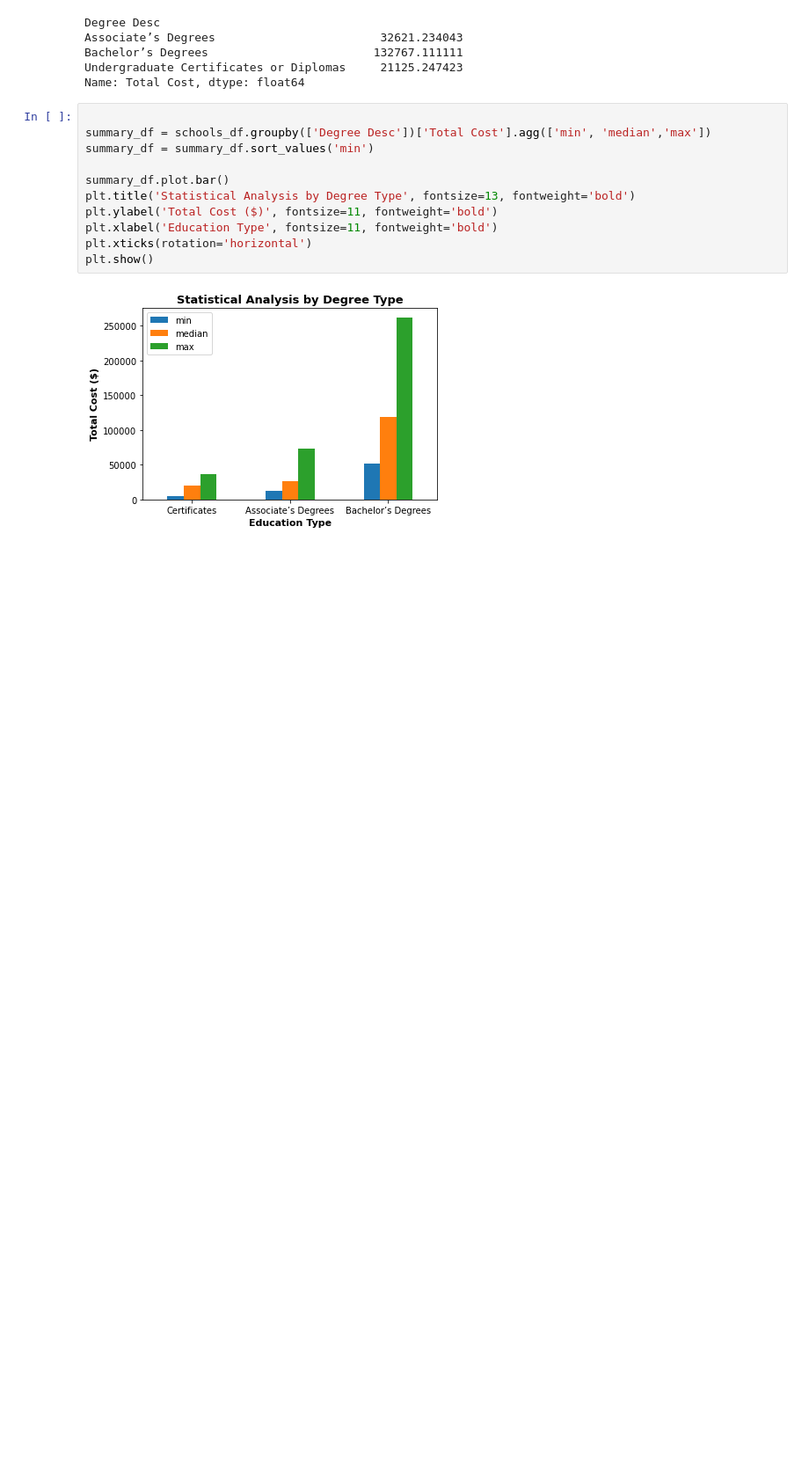
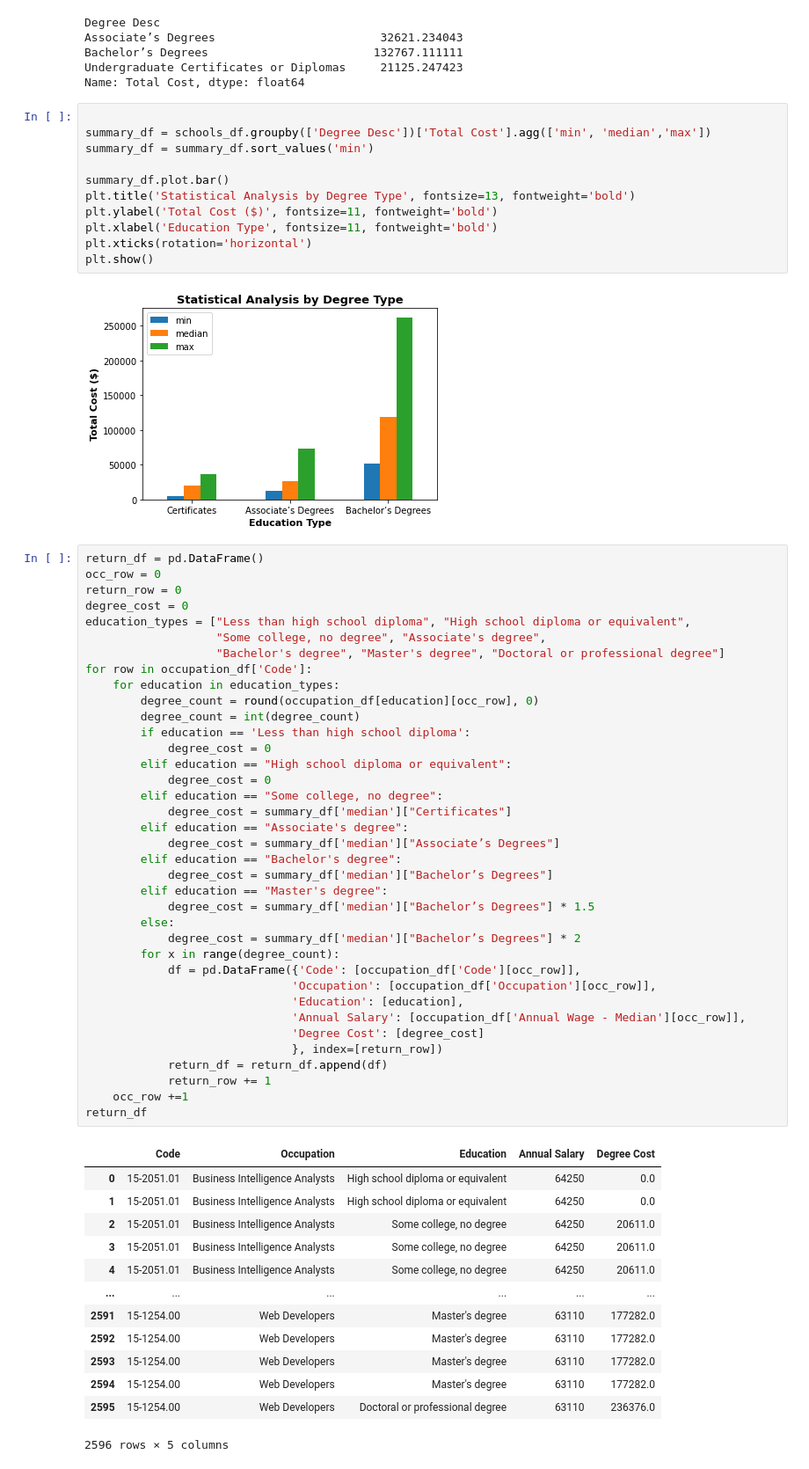
Before and after one commit to Project-1-2021/ValueOfCollege, a Jupyter notebook: Data_Analysis.ipynb, the cells around one changed output. Shown at 88% size. Drawn from its saved outputs; the diff is of its cells as text; blank space fills up the shorter version.

Commit message:
start of avg return

```diff
--- a/Data_Analysis.ipynb
+++ b/Data_Analysis.ipynb
@@ -160,3 +160,54 @@ plt.xticks(rotation='horizontal')
 plt.show()
 # %% [output]
 [figure]
+# %%
+return_df = pd.DataFrame()
+occ_row = 0
+return_row = 0
+degree_cost = 0
+education_types = ["Less than high school diploma", "High school diploma or equivalent",
+                   "Some college, no degree", "Associate's degree",
+                   "Bachelor's degree", "Master's degree", "Doctoral or professional degree"]
+for row in occupation_df['Code']:
+    for education in education_types:
+        degree_count = round(occupation_df[education][occ_row], 0)
+        degree_count = int(degree_count)
+        if education == 'Less than high school diploma':
+            degree_cost = 0
+        elif education == "High school diploma or equivalent":
+            degree_cost = 0
+        elif education == "Some college, no degree":
+            degree_cost = summary_df['median']["Certificates"]
+        elif education == "Associate's degree":
+            degree_cost = summary_df['median']["Associate’s Degrees"]
+        elif education == "Bachelor's degree":
+            degree_cost = summary_df['median']["Bachelor’s Degrees"]
+        elif education == "Master's degree":
+            degree_cost = summary_df['median']["Bachelor’s Degrees"] * 1.5
+        else:
+            degree_cost = summary_df['median']["Bachelor’s Degrees"] * 2
+        for x in range(degree_count):
+            df = pd.DataFrame({'Code': [occupation_df['Code'][occ_row]],
+                              'Occupation': [occupation_df['Occupation'][occ_row]],
+                              'Education': [education],
+                              'Annual Salary': [occupation_df['Annual Wage - Median'][occ_row]],
+                              'Degree Cost': [degree_cost]
+                              }, index=[return_row])
+            return_df = return_df.append(df)
+            return_row += 1
+    occ_row +=1
+return_df
+# %% [output]
+|  | Code | Occupation | Education | Annual Salary | Degree Cost |
+| 0 | 15-2051.01 | Business Intelligence Analysts | High school diploma or equivalent | 64250 | 0.0 |
+| 1 | 15-2051.01 | Business Intelligence Analysts | High school diploma or equivalent | 64250 | 0.0 |
+| 2 | 15-2051.01 | Business Intelligence Analysts | Some college, no degree | 64250 | 20611.0 |
+| 3 | 15-2051.01 | Business Intelligence Analysts | Some college, no degree | 64250 | 20611.0 |
+| 4 | 15-2051.01 | Business Intelligence Analysts | Some college, no degree | 64250 | 20611.0 |
+| ... | ... | ... | ... | ... | ... |
+| 2591 | 15-1254.00 | Web Developers | Master's degree | 63110 | 177282.0 |
+| 2592 | 15-1254.00 | Web Developers | Master's degree | 63110 | 177282.0 |
+| 2593 | 15-1254.00 | Web Developers | Master's degree | 63110 | 177282.0 |
+| 2594 | 15-1254.00 | Web Developers | Master's degree | 63110 | 177282.0 |
+| 2595 | 15-1254.00 | Web Developers | Doctoral or professional degree | 63110 | 236376.0 |
+2596 rows × 5 columns
```
Also changed, not shown: parts of 5 cells of this notebook.
